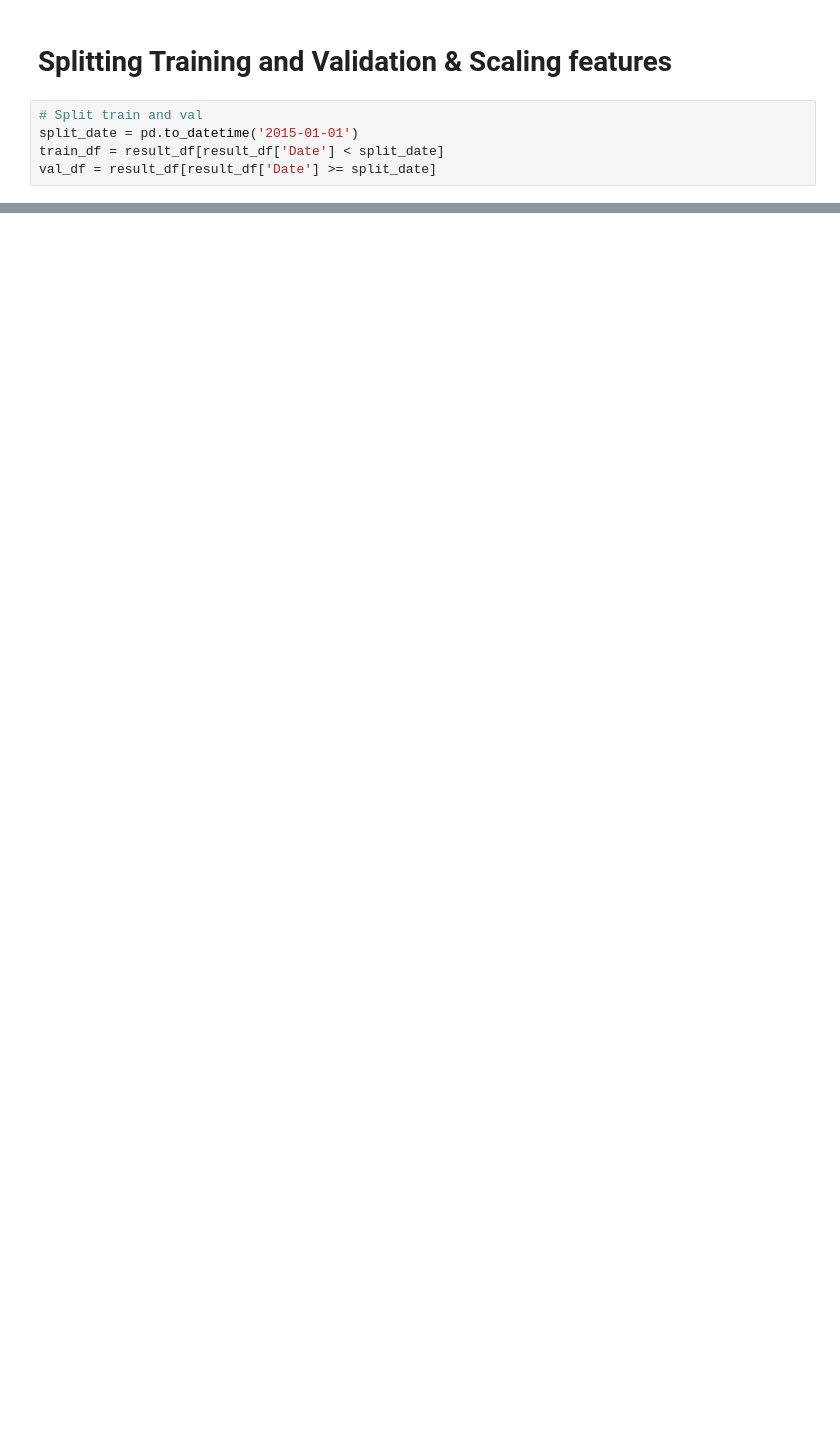
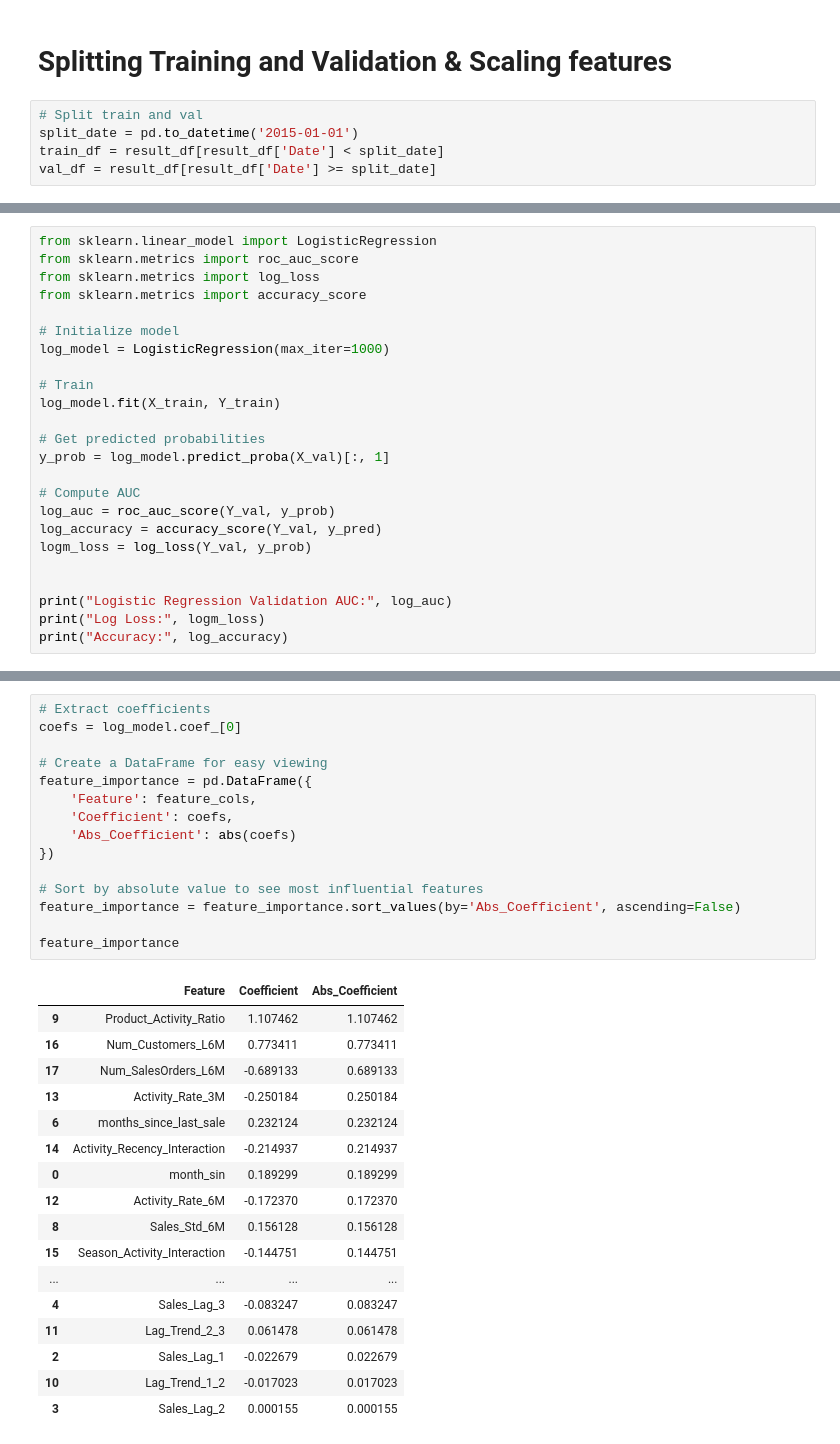
Before and after one commit to andreydesousa92-byte/ML_models, a Jupyter notebook: Intermitent_Sales_Classification.ipynb, the cells around one changed output, grey strips where cells are left out. Drawn from its saved outputs; the diff is of its cells as text; blank space fills up the shorter version.

Commit message:
First version of prediction methods

```diff
--- a/Intermitent_Sales_Classification.ipynb
+++ b/Intermitent_Sales_Classification.ipynb
@@ -456,0 +654,24 @@ X_val = scaler.transform(X_val)
+# %%
+from sklearn.linear_model import LogisticRegression
+from sklearn.metrics import roc_auc_score
+from sklearn.metrics import log_loss
+from sklearn.metrics import accuracy_score
+
+# Initialize model
+log_model = LogisticRegression(max_iter=1000)
+
+# Train
+log_model.fit(X_train, Y_train)
+
+# Get predicted probabilities
+y_prob = log_model.predict_proba(X_val)[:, 1]
+
+# Compute AUC
+log_auc = roc_auc_score(Y_val, y_prob)
+log_accuracy = accuracy_score(Y_val, y_pred)
+logm_loss = log_loss(Y_val, y_prob)
+
+
+print("Logistic Regression Validation AUC:", log_auc)
+print("Log Loss:", logm_loss)
+print("Accuracy:", log_accuracy)
@@ -456,0 +682,33 @@ X_val = scaler.transform(X_val)
+# %%
+# Extract coefficients
+coefs = log_model.coef_[0]
+
+# Create a DataFrame for easy viewing
+feature_importance = pd.DataFrame({
+    'Feature': feature_cols,
+    'Coefficient': coefs,
+    'Abs_Coefficient': abs(coefs)
+})
+
+# Sort by absolute value to see most influential features
+feature_importance = feature_importance.sort_values(by='Abs_Coefficient', ascending=False)
+
+feature_importance
+# %% [output]
+|  | Feature | Coefficient | Abs_Coefficient |
+| 9 | Product_Activity_Ratio | 1.107462 | 1.107462 |
+| 16 | Num_Customers_L6M | 0.773411 | 0.773411 |
+| 17 | Num_SalesOrders_L6M | -0.689133 | 0.689133 |
+| 13 | Activity_Rate_3M | -0.250184 | 0.250184 |
+| 6 | months_since_last_sale | 0.232124 | 0.232124 |
+| 14 | Activity_Recency_Interaction | -0.214937 | 0.214937 |
+| 0 | month_sin | 0.189299 | 0.189299 |
+| 12 | Activity_Rate_6M | -0.172370 | 0.172370 |
+| 8 | Sales_Std_6M | 0.156128 | 0.156128 |
+| 15 | Season_Activity_Interaction | -0.144751 | 0.144751 |
+| ... | ... | ... | ... |
+| 4 | Sales_Lag_3 | -0.083247 | 0.083247 |
+| 11 | Lag_Trend_2_3 | 0.061478 | 0.061478 |
+| 2 | Sales_Lag_1 | -0.022679 | 0.022679 |
+| 10 | Lag_Trend_1_2 | -0.017023 | 0.017023 |
+| 3 | Sales_Lag_2 | 0.000155 | 0.000155 |
```
Also changed, not shown: parts of 25 cells of this notebook.
